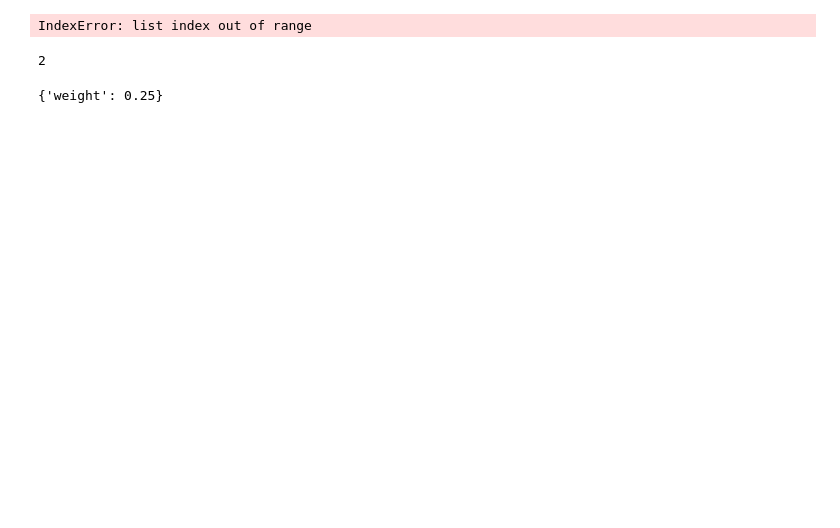
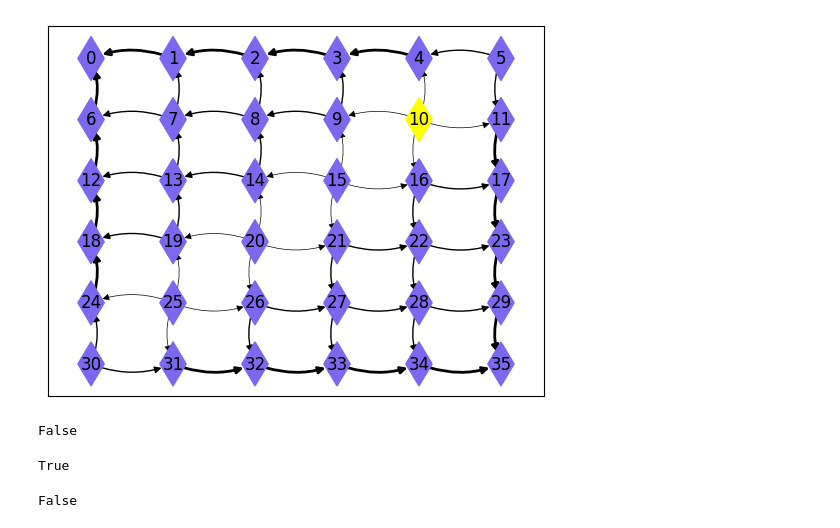
Before and after one commit to castagninojose/opti, a Jupyter notebook: src/reinforcement_lenin/notebooks/nb.ipynb, the cells around one changed output. Drawn from its saved outputs; the diff is of its cells as text; code cells hidden in the pictures; blank space fills up the shorter version.

```diff
--- a/src/reinforcement_lenin/notebooks/nb.ipynb
+++ b/src/reinforcement_lenin/notebooks/nb.ipynb
@@ -14,3 +13,0 @@ juego_1.plot_graph(highlight_state=10)
-# %%
-juego_1 = Board()
-juego_1.plot_graph(highlight_state=10)
@@ -126,14 +14,5 @@ nx.draw_networkx_edges(
-# %%
-aver = [1, 2, 3, 54]
-aver[9]
-# %% [output]
-IndexError: list index out of range
-# %%
-aver[True]
-# %% [output]
-2
-# %%
-start, end = 1, 2
-G[start][end]
-# %% [output]
-{'weight': 0.25}
+# %%
+_, p = juego_1.iterate_policy()
+juego_1.draw_policy(highlight_state=10)
+# %% [output]
+[figure, added]
@@ -140,3 +21,18 @@ G[start][end]
+# %%
+G = juego_1.graph
+G[1][2]["weight"] == juego_1.graph[1][2]["weight"]
+H = juego_1.graph.copy()
+H[1][2]["weight"] = '5'
+# %% [output]
+False
+# %%
+G[1][2]["weight"] == juego_1.graph[1][2]["weight"]
+# %% [output]
+True
+# %%
+H[1][2]["weight"] == juego_1.graph[1][2]["weight"]
+# %% [output]
+False
 # %%
 # [G.get_edge_data(u, v) for u, v in G.edges]
 # [rv.get_edge_data(u, v) for u, v in rv.edges]
```
Also changed, not shown: parts of 9 cells of this notebook, 2 other files.
